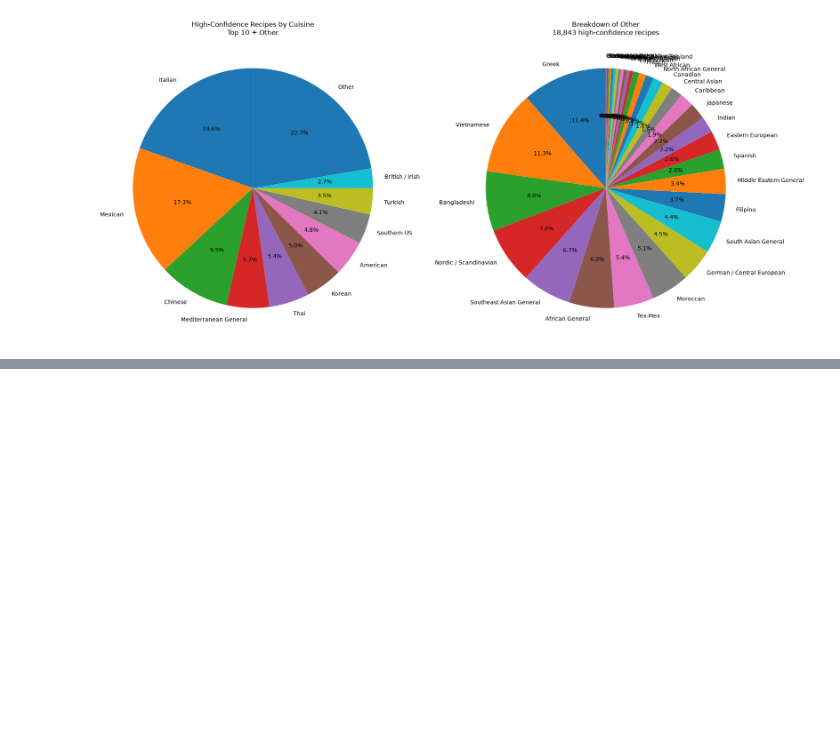
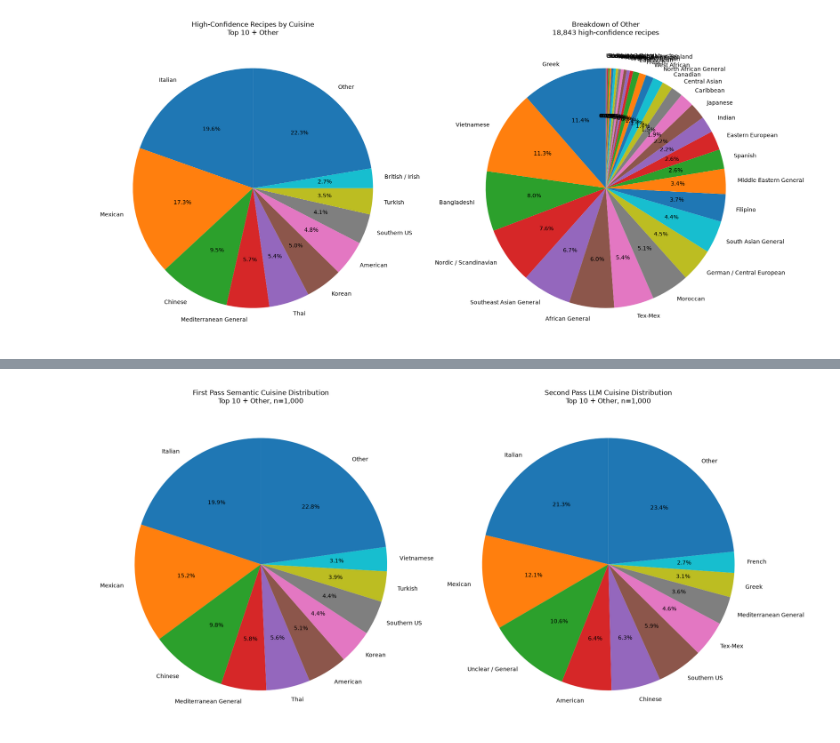
Before and after one commit to dcosta224/Capstone, a Jupyter notebook: scratch/EDA/cuisine_labelling_semantic.ipynb, the cells around one changed output, grey strips where cells are left out. Saved outputs shown, nothing was run; the diff lists cells and outputs as text; code cells hidden in the pictures; blank space fills up the shorter version.

Commit message:
added LLM labelling first pass

```diff
--- a/scratch/EDA/cuisine_labelling_semantic.ipynb
+++ b/scratch/EDA/cuisine_labelling_semantic.ipynb
@@ -1045,0 +1142,18 @@ High-confidence recipes: 84345
+# %%
+# Try to use an existing dataframe first.
+if "stats_df" in globals() and stats_df is not None:
+    llm_source_df = stats_df.copy()
+elif "full_labeled" in globals() and full_labeled is not None:
+    llm_source_df = full_labeled.copy()
+else:
+    # Fallback: load the expected semantic output.
+    FULL_OUT_PATH = OUT_DIR / "recipes_trimmed_semantic_cuisine_labeled_no_cookbooks.parquet"
+    llm_source_df = pd.read_parquet(FULL_OUT_PATH)
+
+llm_source_df["recipe_id"] = llm_source_df["recipe_id"].astype(str)
+
+print("Total semantic-labeled rows:", len(llm_source_df))
+print("Columns:")
+print(llm_source_df.columns.tolist())
+
+display(llm_source_df.head())
@@ -1045,0 +2242,69 @@ High-confidence recipes: 84345
+# %%
+TOP_N = 10
+
+def top_n_plus_other_counts(series, top_n=10):
+    counts = (
+        series
+        .fillna("Missing")
+        .astype(str)
+        .value_counts()
+        .reset_index()
+    )
+    counts.columns = ["cuisine", "n_recipes"]
+
+    top_counts = counts.head(top_n).copy()
+    other_count = counts.iloc[top_n:]["n_recipes"].sum()
+
+    if other_count > 0:
+        top_counts = pd.concat(
+            [
+                top_counts,
+                pd.DataFrame([{
+                    "cuisine": "Other",
+                    "n_recipes": other_count
+                }])
+            ],
+            ignore_index=True
+        )
+
+    return top_counts
+
+
+first_pass_pie = top_n_plus_other_counts(
+    subset_comparison_df["semantic_cuisine"],
+    top_n=TOP_N
+)
+
+second_pass_pie = top_n_plus_other_counts(
+    subset_comparison_df["llm_cuisine"],
+    top_n=TOP_N
+)
+
+fig, axes = plt.subplots(1, 2, figsize=(18, 9))
+
+axes[0].pie(
+    first_pass_pie["n_recipes"],
+    labels=first_pass_pie["cuisine"],
+    autopct="%1.1f%%",
+    startangle=90
+)
+
+axes[0].set_title(
+    f"First Pass Semantic Cuisine Distribution\nTop {TOP_N} + Other, n={len(subset_comparison_df):,}"
+)
+
+axes[1].pie(
+    second_pass_pie["n_recipes"],
+    labels=second_pass_pie["cuisine"],
+    autopct="%1.1f%%",
+    startangle=90
+)
+
+axes[1].set_title(
+    f"Second Pass LLM Cuisine Distribution\nTop {TOP_N} + Other, n={len(subset_comparison_df):,}"
+)
+
+plt.tight_layout()
+plt.show()
+# %% [output]
+[figure, added]
```
Also changed, not shown: parts of 66 cells of this notebook.
